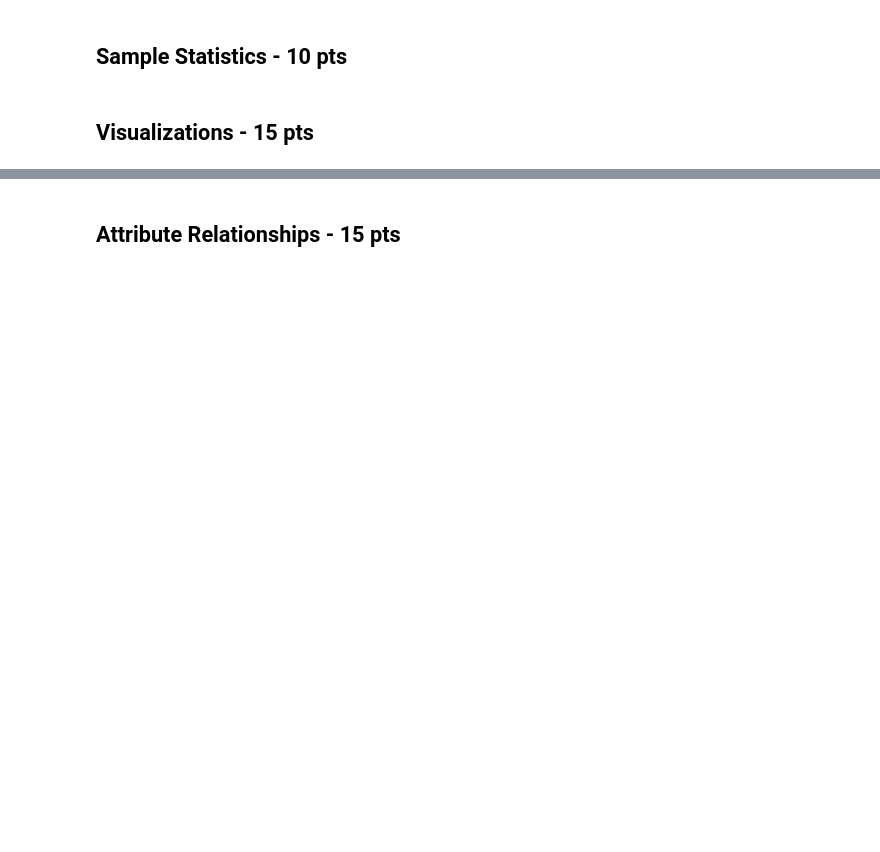
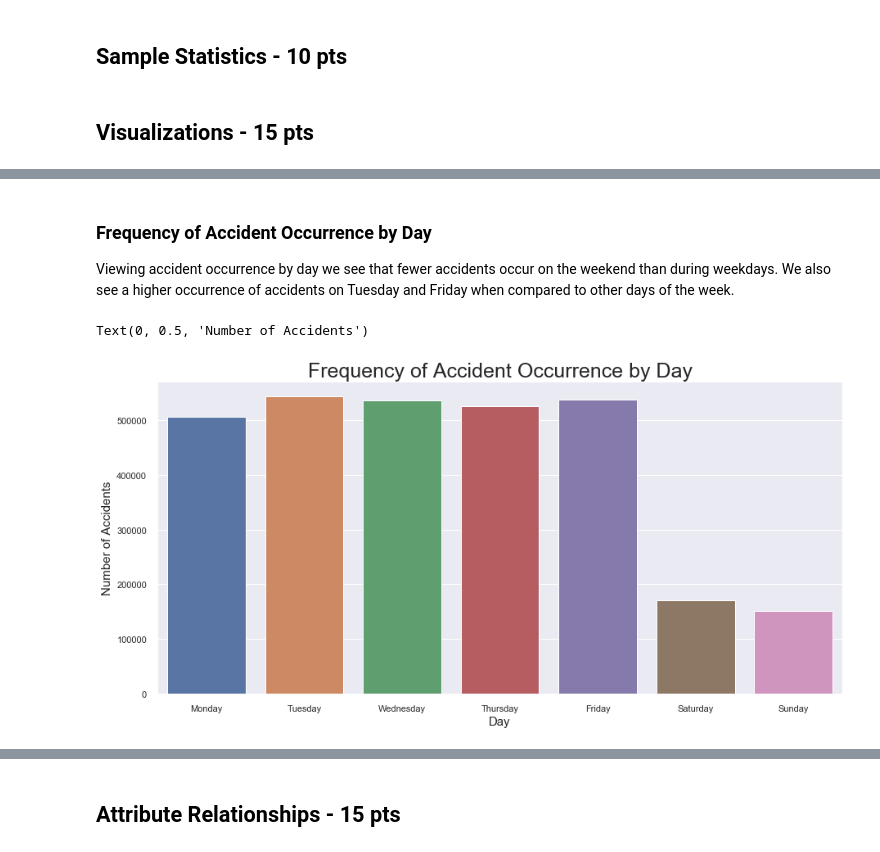
Before and after one commit to jbcroom/DS7331ProjectRepo, a Jupyter notebook: Project1/JB_AR_BC_SO_Project1.ipynb, the cells around one changed output, grey strips where cells are left out. Cells and saved outputs as stored; diff of their text form; code cells hidden in the pictures; blank space fills up the shorter version.

```diff
--- a/Project1/JB_AR_BC_SO_Project1.ipynb
+++ b/Project1/JB_AR_BC_SO_Project1.ipynb
@@ -47,0 +419,14 @@ df.describe()
+# %% [markdown]
+### Frequency of Accident Occurrence by Day
+
+Viewing accident occurrence by day we see that fewer accidents occur on the weekend than during weekdays. We also see a higher occurrence of accidents on Tuesday and Friday when compared to other days of the week.
+# %%
+#Plot when most accidents occur. Most occur between 7-9 AM
+plt.figure(figsize=(15,7))
+sns.countplot(pd.to_datetime(df.Start_Time).dt.day_name())
+plt.title('Frequency of Accident Occurrence by Day',fontsize=titleFont)
+plt.xlabel('Day',fontsize=axisFont)
+plt.ylabel('Number of Accidents', fontsize=axisFont)
+# %% [output]
+Text(0, 0.5, 'Number of Accidents')
+[figure, added]
```
Also changed, not shown: parts of 73 cells of this notebook, 4 other files.
